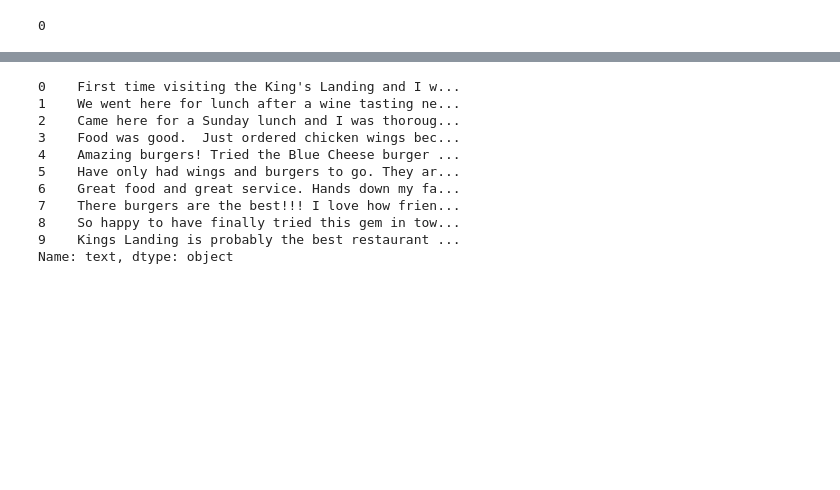
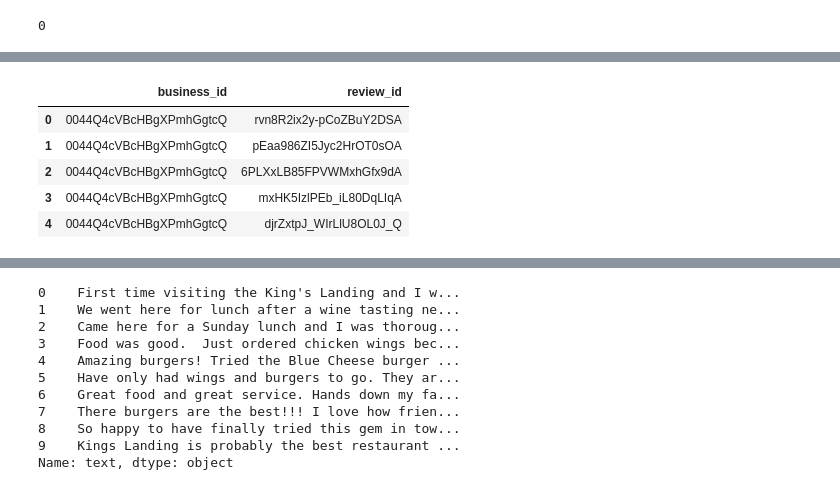
Before and after one commit to meiguan/yelp_abcs, a Jupyter notebook: stag/setup_ads_sjf374.ipynb, the cells around one changed output, grey strips where cells are left out. Cells and saved outputs as stored; diff of their text form; code cells hidden in the pictures; blank space fills up the shorter version.

```diff
--- a/stag/setup_ads_sjf374.ipynb
+++ b/stag/setup_ads_sjf374.ipynb
@@ -548,0 +572,9 @@ for look in lsttolookfor_tokenized:
+# %%
+review_id.head()
+# %% [output]
+|  | business_id | review_id |
+| 0 | 0044Q4cVBcHBgXPmhGgtcQ | rvn8R2ix2y-pCoZBuY2DSA |
+| 1 | 0044Q4cVBcHBgXPmhGgtcQ | pEaa986ZI5Jyc2HrOT0sOA |
+| 2 | 0044Q4cVBcHBgXPmhGgtcQ | 6PLXxLB85FPVWMxhGfx9dA |
+| 3 | 0044Q4cVBcHBgXPmhGgtcQ | mxHK5IzlPEb_iL80DqLIqA |
+| 4 | 0044Q4cVBcHBgXPmhGgtcQ | djrZxtpJ_WIrLlU8OL0J_Q |
```
Also changed, not shown: parts of 13 cells of this notebook, 1 other file.
